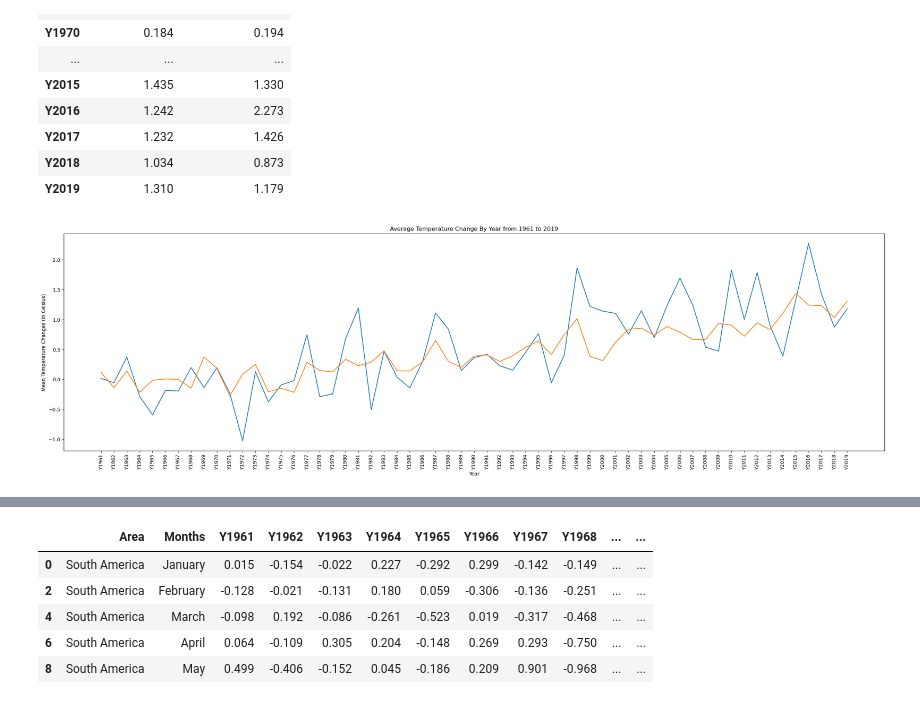
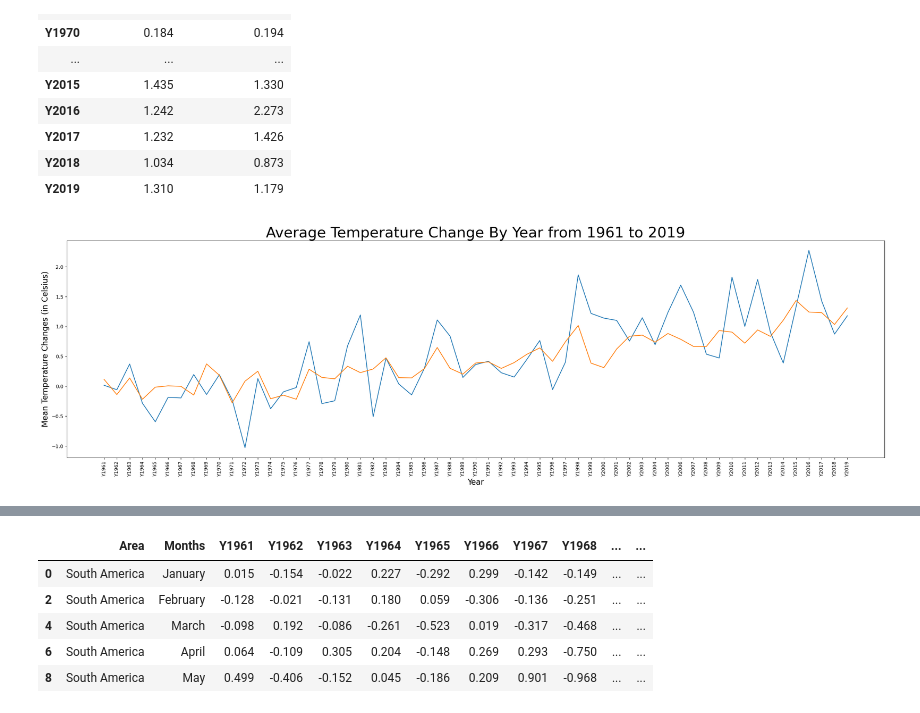
Before and after one commit to Tmoht1015/2Group-Project-All-Stars, a Jupyter notebook: NSAmericaTemps.ipynb, the cells around one changed output, grey strips where cells are left out. Cells and saved outputs as stored; diff of their text form; code cells hidden in the pictures.

```diff
--- a/NSAmericaTemps.ipynb
+++ b/NSAmericaTemps.ipynb
@@ -36,15 +39,15 @@ y_data2
 # %%
 #Plot Meteorological year (should evaluate w linear regression)
 fig = plt.figure(figsize=(30, 8))
 plt.plot(y_data2['Northern America'])
 plt.plot(y_data2['South America'])
-plt.xlabel('Year')
-plt.ylabel("Mean Temperature Changes (in Celsius)")
-plt.title("Average Temperature Change By Year from 1961 to 2019")
+plt.xlabel('Year', fontsize = 16)
+plt.ylabel("Mean Temperature Changes (in Celsius)", fontsize = 16)
+plt.title("Average Temperature Change By Year from 1961 to 2019", fontsize = 30)
 plt.xticks(rotation=90)
 plt.show()
 # %% [output]
-[figure, old version]
+[figure, new version]
 # %%
 #Isolated NA from y_data2 for linear regression
 fig = plt.figure(figsize=(30, 8))
```
Also changed, not shown: parts of 9 cells of this notebook.
